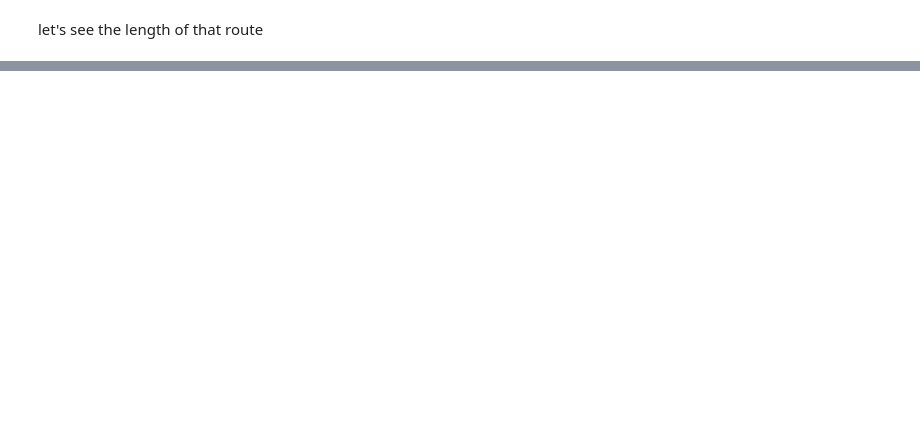
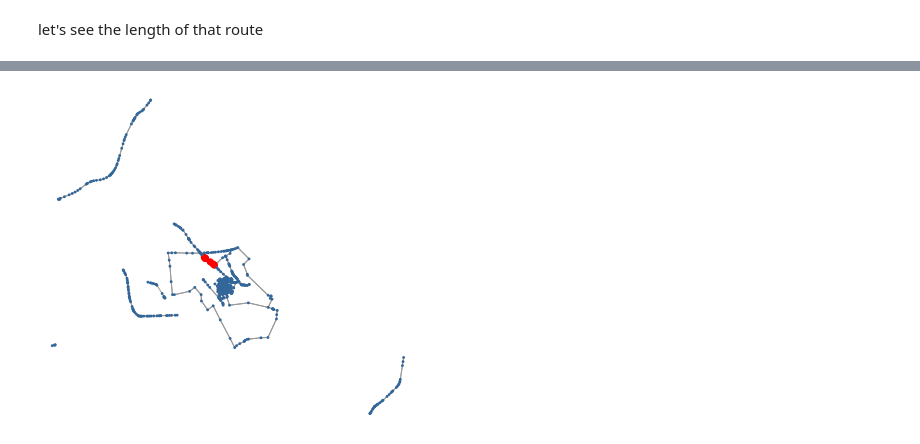
Before and after one commit to Dr-AlaaKhamis/Graph-Search-Algorithms, a Jupyter notebook: breadth_first_search.ipynb, the cells around one changed output, grey strips where cells are left out. Drawn from its saved outputs; the diff is of its cells as text; code cells hidden in the pictures; blank space fills up the shorter version.

```diff
--- a/breadth_first_search.ipynb
+++ b/breadth_first_search.ipynb
@@ -132,0 +128,6 @@ IFrame(filepath, width=600, height=500)
+# %%
+nc = ['r' if node in [*find_by_osmid(G1,   295165976)]  else '#336699' for node in G1.nodes()]
+ns = [50 if node in [*find_by_osmid(G1,   295165976)] else 8 for node in G1.nodes()]
+fig, ax = ox.plot_graph(G1, node_size=ns, node_color=nc, node_zorder=2)
+# %% [output]
+[figure, added]
```
Also changed, not shown: parts of 24 cells of this notebook, 5 other files.
